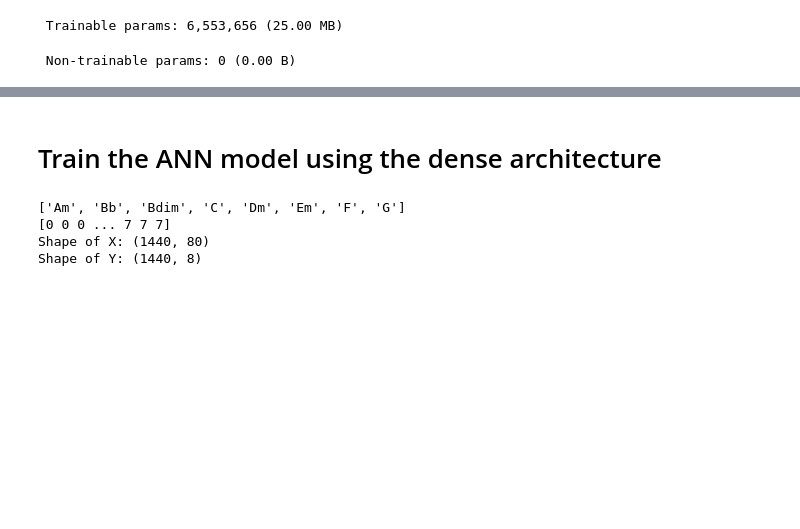
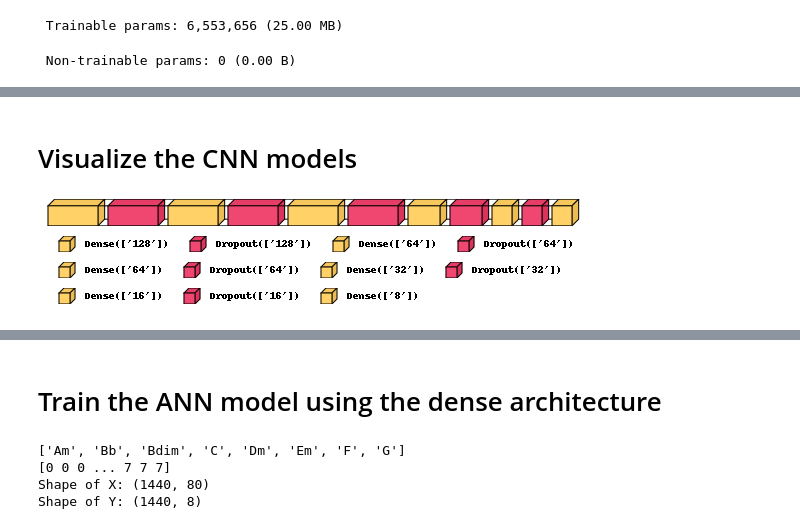
Before and after one commit to gauravmodak2001/Guitar_Chord_Pred, a Jupyter notebook: Guitar_Chord_Prediction.ipynb, the cells around one changed output, grey strips where cells are left out. Saved outputs shown, nothing was run; the diff lists cells and outputs as text; code cells hidden in the pictures; blank space fills up the shorter version.

Commit message:
added visualization of models

```diff
--- a/Guitar_Chord_Prediction.ipynb
+++ b/Guitar_Chord_Prediction.ipynb
@@ -270,3 +271,12 @@ Model: "sequential_3"
  Total params: 20,536 (80.22 KB)
  Trainable params: 20,536 (80.22 KB)
  Non-trainable params: 0 (0.00 B)
+# %% [markdown]
+<h1>Visualize the CNN models</h1>
+# %%
+ # display using your system viewer
+visualkeras.layered_view(model1, legend=True, show_dimension=True, scale_xy=1, scale_z=1, max_z=50)
+#visualkeras.layered_view(model, to_file='output.png') # write to disk
+#visualkeras.layered_view(model, to_file='output.png').show() # write and show
+# %% [output]
+[figure, added]
```
Also changed, not shown: parts of 6 cells of this notebook, 4 other files.
